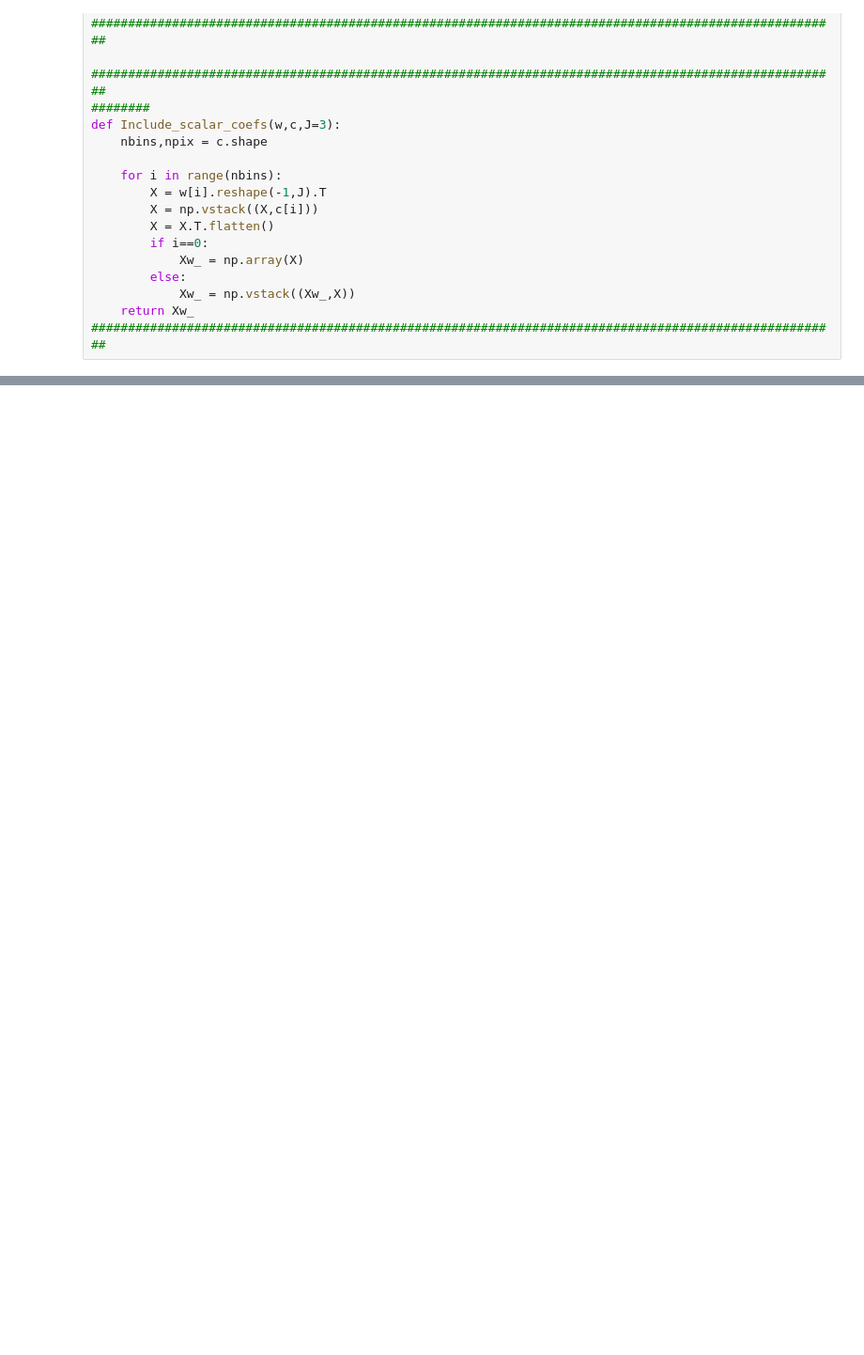
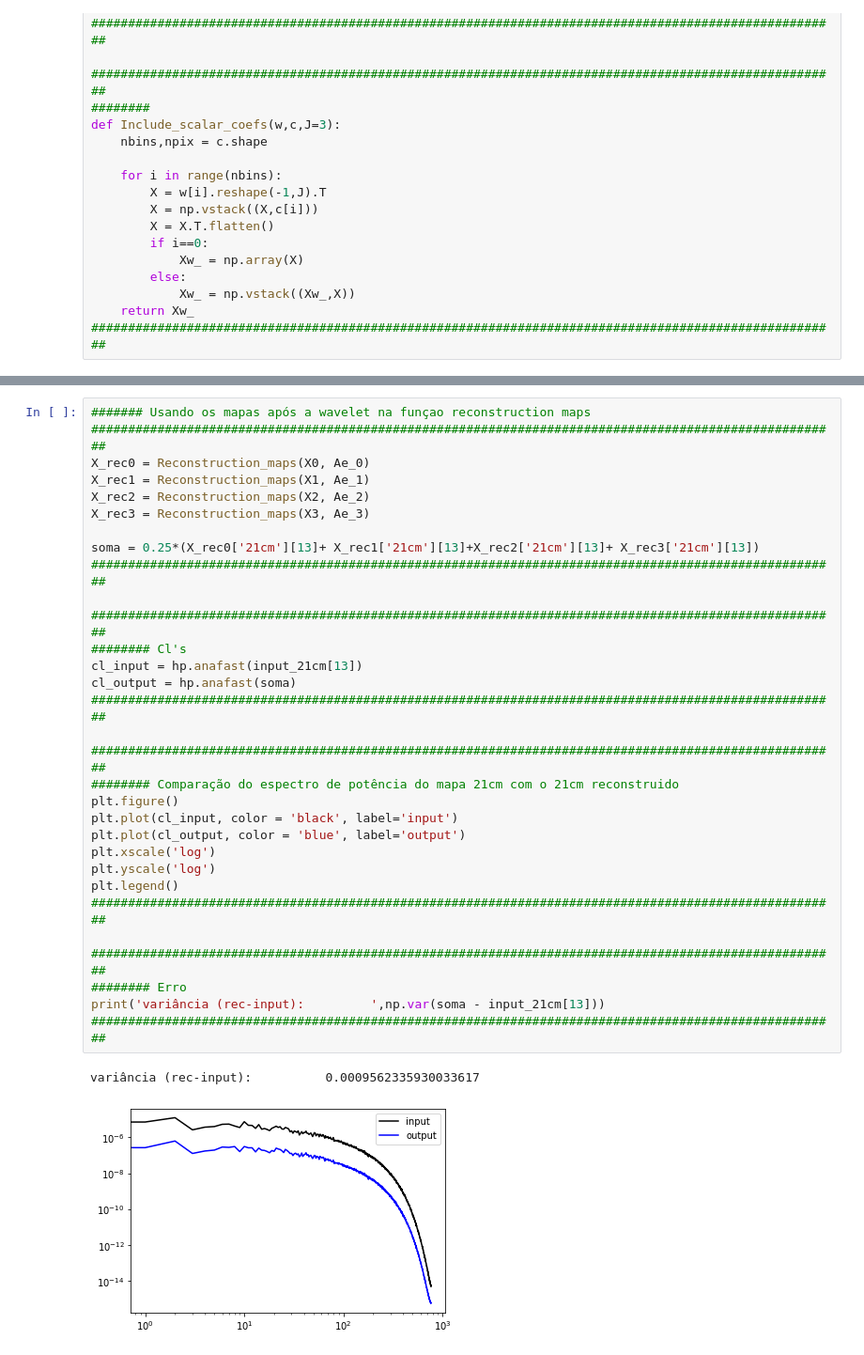
Before and after one commit to zxcorr/ComponentSeparation, a Jupyter notebook: Luiz Assis/fastICA+wavelet.ipynb, the cells around one changed output, grey strips where cells are left out. Shown at 94% size. Saved outputs shown, nothing was run; the diff lists cells and outputs as text; blank space fills up the shorter version.

```diff
--- a/Luiz Assis/fastICA+wavelet.ipynb
+++ b/Luiz Assis/fastICA+wavelet.ipynb
@@ -154,0 +180,34 @@ variância (rec-input):          0.00012006649544577359
+# %%
+####### Usando os mapas após a wavelet na funçao reconstruction maps
+######################################################################################################
+X_rec0 = Reconstruction_maps(X0, Ae_0)
+X_rec1 = Reconstruction_maps(X1, Ae_1)
+X_rec2 = Reconstruction_maps(X2, Ae_2)
+X_rec3 = Reconstruction_maps(X3, Ae_3)
+
+soma = 0.25*(X_rec0['21cm'][13]+ X_rec1['21cm'][13]+X_rec2['21cm'][13]+ X_rec3['21cm'][13])
+######################################################################################################
+
+######################################################################################################
+######## Cl's
+cl_input = hp.anafast(input_21cm[13])
+cl_output = hp.anafast(soma)
+######################################################################################################
+
+######################################################################################################
+######## Comparação do espectro de potência do mapa 21cm com o 21cm reconstruido
+plt.figure()
+plt.plot(cl_input, color = 'black', label='input')
+plt.plot(cl_output, color = 'blue', label='output')
+plt.xscale('log')
+plt.yscale('log')
+plt.legend()
+######################################################################################################
+
+######################################################################################################
+######## Erro
+print('variância (rec-input):         ',np.var(soma - input_21cm[13]))
+######################################################################################################
+# %% [output]
+variância (rec-input):          0.0009562335930033617
+[figure, added]
```
Also changed, not shown: parts of 4 cells of this notebook, 1 other file.
